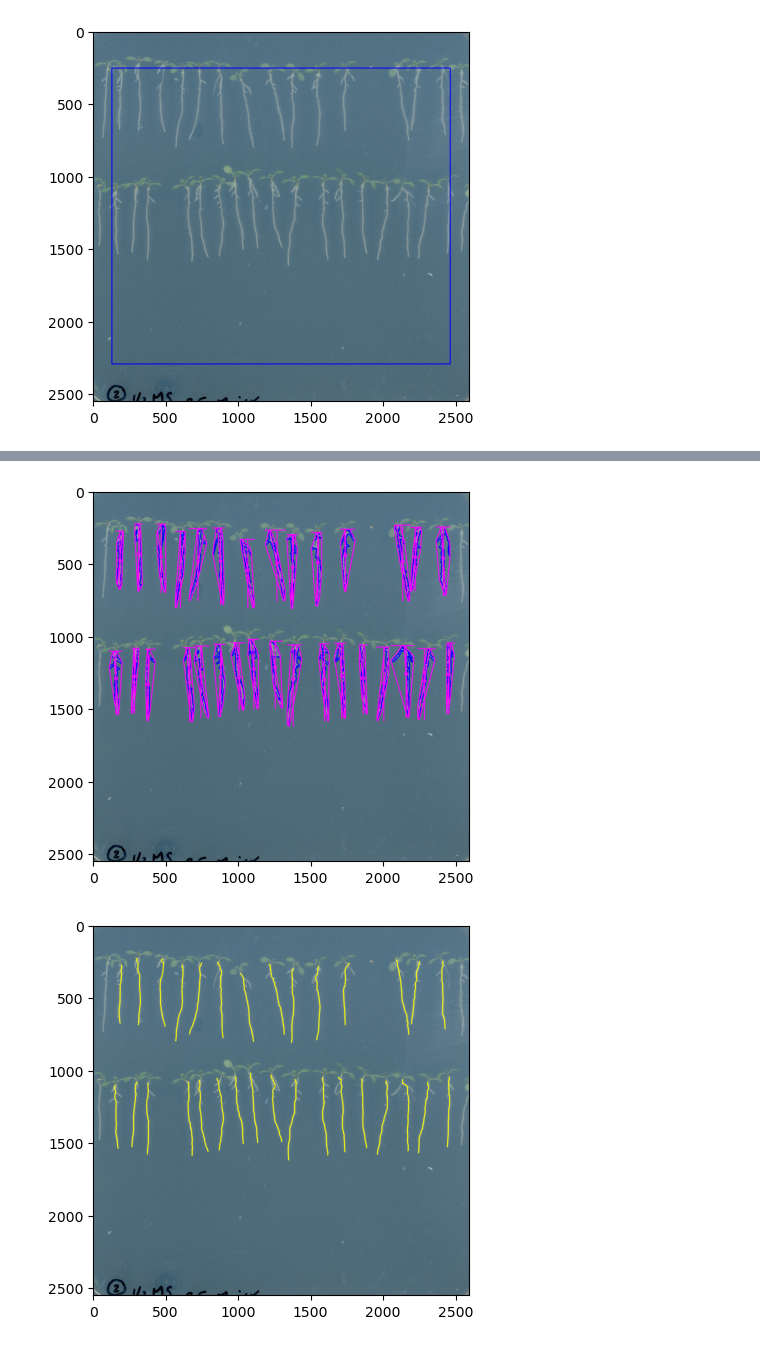
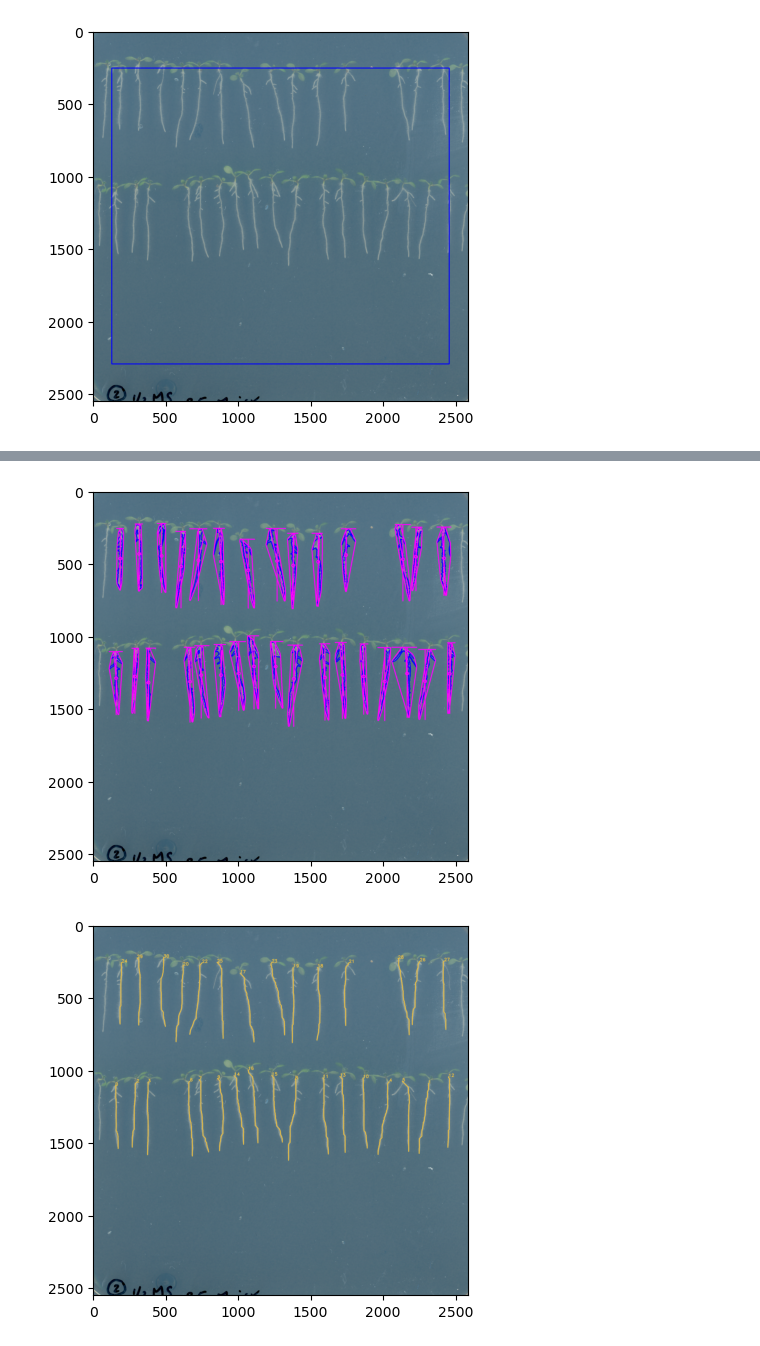
Before and after one commit to leonardblaschek/plantcv_seedlings, a Jupyter notebook: 2022-10-20_trial.ipynb, the cells around one changed output, grey strips where cells are left out. Drawn from its saved outputs; the diff is of its cells as text; code cells hidden in the pictures.

```diff
--- a/2022-10-20_trial.ipynb
+++ b/2022-10-20_trial.ipynb
@@ -173,9 +156,16 @@ def shortest_path(start,end,binary):
 # Inputs:
 #   img = image
 shape_img = np.copy(img)
+root_img = np.copy(img)
+skeleton_img = np.copy(img)
 
 # Turn off plot debugging
 pcv.params.debug = None
+
+# csv column names
+with open(r'root_lengths.csv', 'a') as f:
+    writer = csv.writer(f)
+    writer.writerow(['filename', 'method', 'seedling ID', 'root length [pixels]', 'height of convex hull'])
 
 # Interate through all objects and do a shape and color analysis
 for i in range(0, len(roi_objects)):
@@ -196,8 +186,11 @@ for i in range(0, len(roi_objects)):
         #   obj - seed
         #   mask - mask created of single seed
         #   label - label for each seed in image
-        shape_img = pcv.analyze_object(img=shape_img, obj=seedling, mask=seedling_mask, label=f"seedling{i}")
+        shape_img = pcv.analyze_object(img=shape_img, obj=seedling, mask=seedling_mask, label="default")
+        root_height = pcv.outputs.observations['default']['height']['value']
 
+        # SKELETON
+        method = 'skeleton'
         # Skeletonize each seedling
         skeleton_raw = pcv.morphology.skeletonize(mask=seedling_mask)
         skeleton = pcv.dilate(skeleton_raw, 3, 1)
@@ -211,16 +204,38 @@ for i in range(0, len(roi_objects)):
         primary_root, cost = shortest_path(tip[::-1], hyp[::-1], skeleton)
         primary_root_array = np.flip(np.array(primary_root))
         primary_root_array = primary_root_array.reshape((-1, 1, 2))
-        root_img = cv2.polylines(img, primary_root_array, True, (0,255,255), 5)
+        skeleton_img = cv2.polylines(skeleton_img, primary_root_array, True, (69,189,232), 5)
+        skeleton_img = cv2.putText(skeleton_img, str(i), hyp, cv2.FONT_HERSHEY_DUPLEX, 1, (69,189,232), 2, cv2.LINE_AA)
+        #export data
+        with open(r'root_lengths.csv', 'a') as f:
+            writer = csv.writer(f)
+            writer.writerow([filename, method, i, cost, root_height])
 
-        #with open(r'size_marker.csv', 'a') as f:
-        #writer = csv.writer(f)
-        #writer.writerow([filename, space[0]])
+        # CONTOUR
+        method = 'contour'
+        # Find dilated skeleton contour
+        seedling_contour = cv2.findContours(seedling_mask, cv2.RETR_EXTERNAL, cv2.CHAIN_APPROX_SIMPLE)
+        c = imutils.grab_contours(seedling_contour)
+        # Find y-axis extremes (hypocotyl and root tip)
+        hyp = tuple(c[0][c[0][:,:, 1].argmin()][0])
+        tip = tuple(c[0][c[0][:,:, 1].argmax()][0])
+        # Find shortest path from hypocotyl to root tip through the root skeleton
+        primary_root, cost = shortest_path(tip[::-1], hyp[::-1], seedling_mask)
+        primary_root_array = np.flip(np.array(primary_root))
+        primary_root_array = primary_root_array.reshape((-1, 1, 2))
+        root_img = cv2.polylines(root_img, primary_root_array, True, (69,189,232), 5)
+        root_img = cv2.putText(root_img, str(i), hyp, cv2.FONT_HERSHEY_DUPLEX, 1, (69,189,232), 2, cv2.LINE_AA)
+        #export data
+        with open(r'root_lengths.csv', 'a') as f:
+            writer = csv.writer(f)
+            writer.writerow([filename, method, i, cost, root_height])
 # %%
 pcv.plot_image(img=shape_img)
 pcv.print_image(shape_img, "shape_img.png")
 pcv.plot_image(img=root_img)
 pcv.print_image(root_img, "root_img.png")
+pcv.plot_image(img=skeleton_img)
+pcv.print_image(skeleton_img, "skeleton_img.png")
 # %% [output]
-[figure, old version]
+[figure, new version]
-[figure, old version]
+[figure, new version]
```
Also changed, not shown: parts of 16 cells of this notebook.
